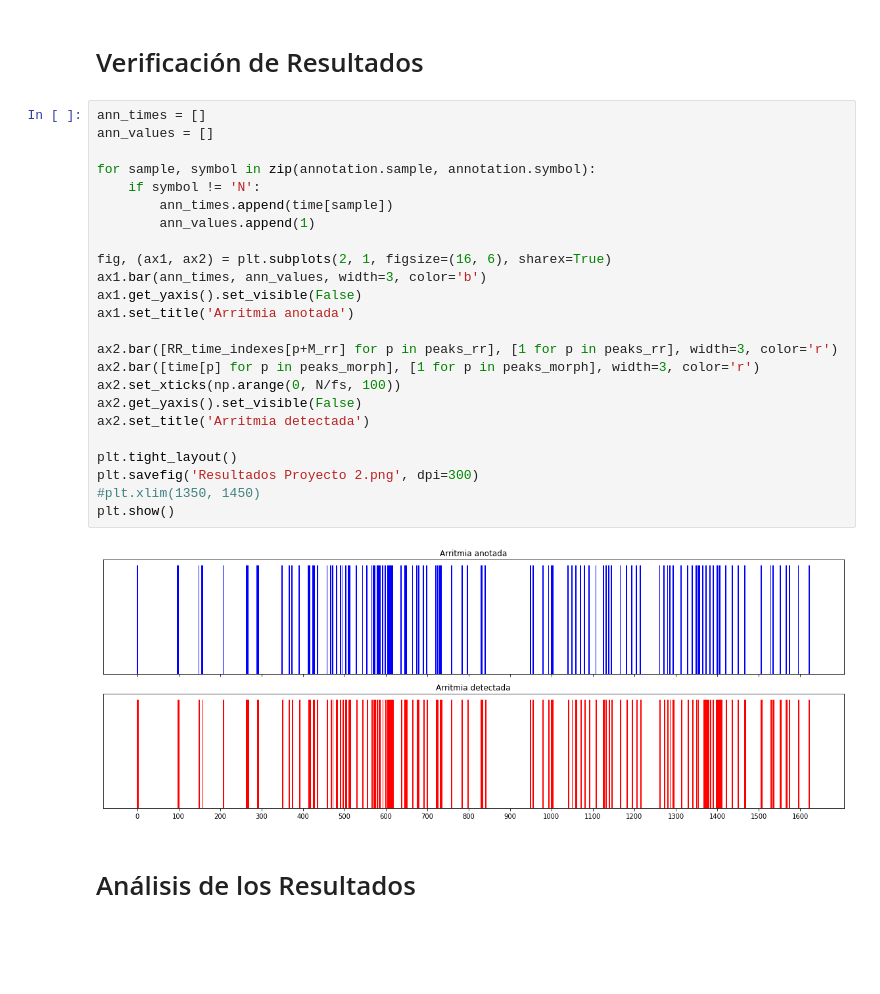
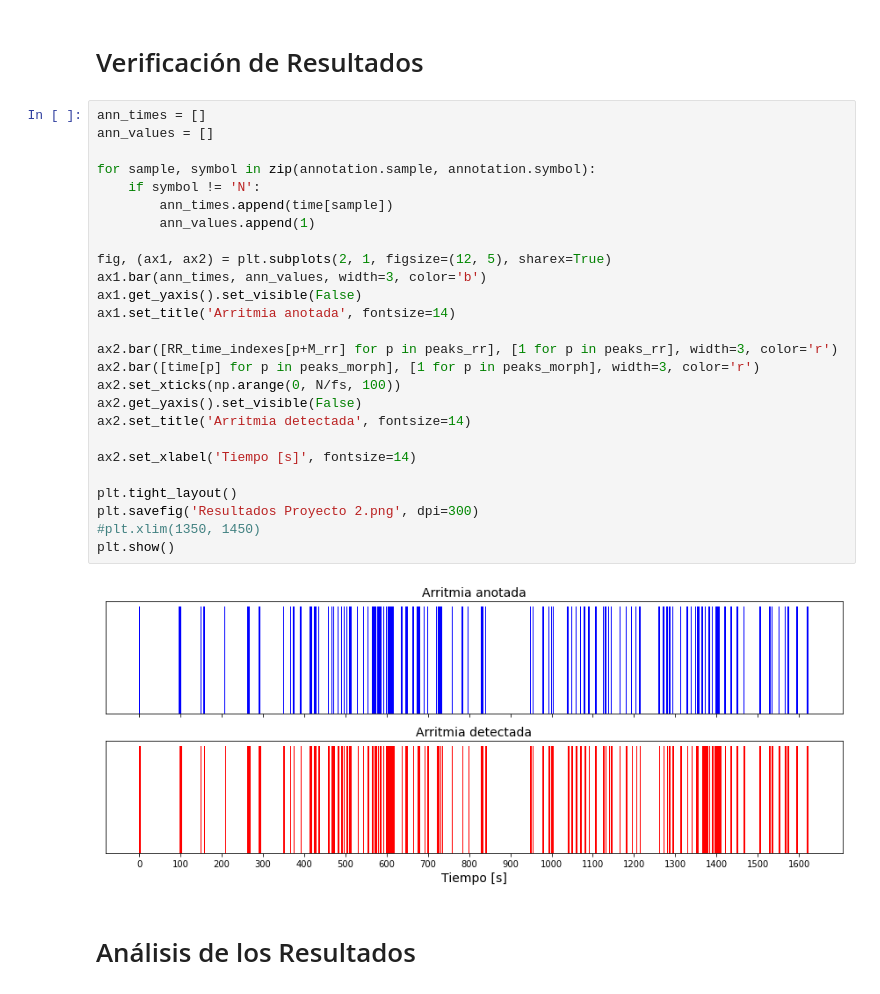
Before and after one commit to mbergerman/Procesamiento-Adaptativo, a Jupyter notebook: Proyecto 2/PASA_P2_G2.ipynb, the cells around one changed output. Drawn from its saved outputs; the diff is of its cells as text; blank space fills up the shorter version.

```diff
--- a/Proyecto 2/PASA_P2_G2.ipynb
+++ b/Proyecto 2/PASA_P2_G2.ipynb
@@ -402,29 +402,31 @@ plt.show()
 # %%
 ann_times = []
 ann_values = []
 
 for sample, symbol in zip(annotation.sample, annotation.symbol):
     if symbol != 'N':
         ann_times.append(time[sample])
         ann_values.append(1)
 
-fig, (ax1, ax2) = plt.subplots(2, 1, figsize=(16, 6), sharex=True)
+fig, (ax1, ax2) = plt.subplots(2, 1, figsize=(12, 5), sharex=True)
 ax1.bar(ann_times, ann_values, width=3, color='b')
 ax1.get_yaxis().set_visible(False)
-ax1.set_title('Arritmia anotada')
+ax1.set_title('Arritmia anotada', fontsize=14)
 
 ax2.bar([RR_time_indexes[p+M_rr] for p in peaks_rr], [1 for p in peaks_rr], width=3, color='r')
 ax2.bar([time[p] for p in peaks_morph], [1 for p in peaks_morph], width=3, color='r')
 ax2.set_xticks(np.arange(0, N/fs, 100))
 ax2.get_yaxis().set_visible(False)
-ax2.set_title('Arritmia detectada')
+ax2.set_title('Arritmia detectada', fontsize=14)
+
+ax2.set_xlabel('Tiempo [s]', fontsize=14)
 
 plt.tight_layout()
 plt.savefig('Resultados Proyecto 2.png', dpi=300)
 #plt.xlim(1350, 1450)
 plt.show()
 # %% [output]
-[figure, old version]
+[figure, new version]
 # %% [markdown]
 # Análisis de los Resultados
 # %%
```
Also changed, not shown: 12 other files.
